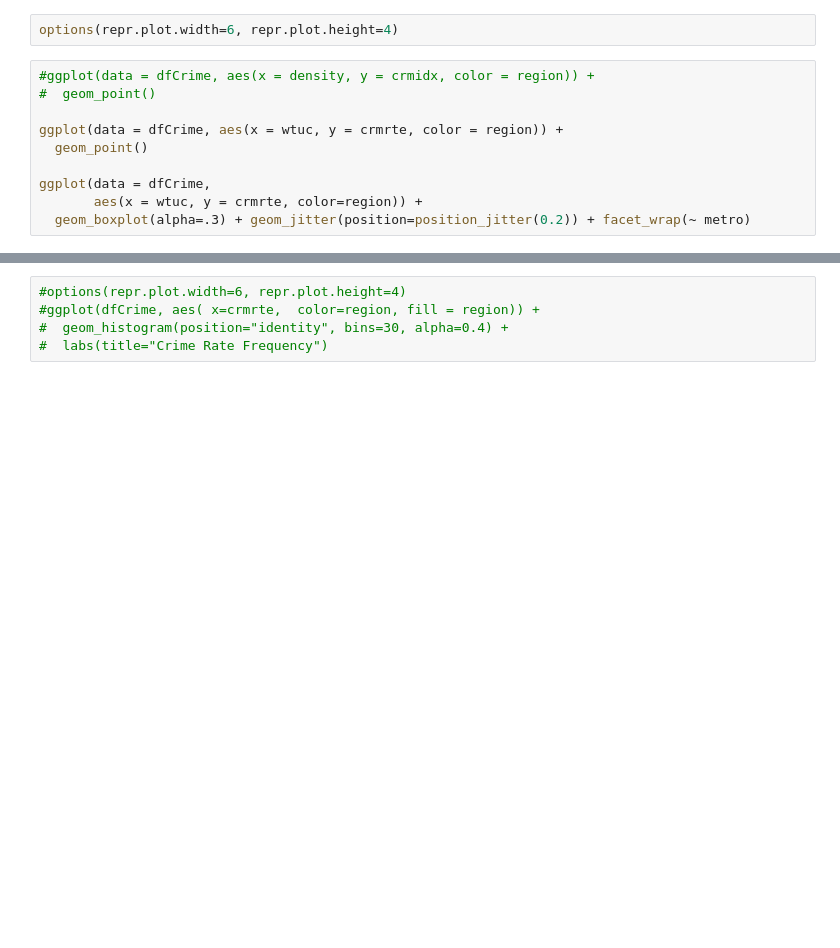
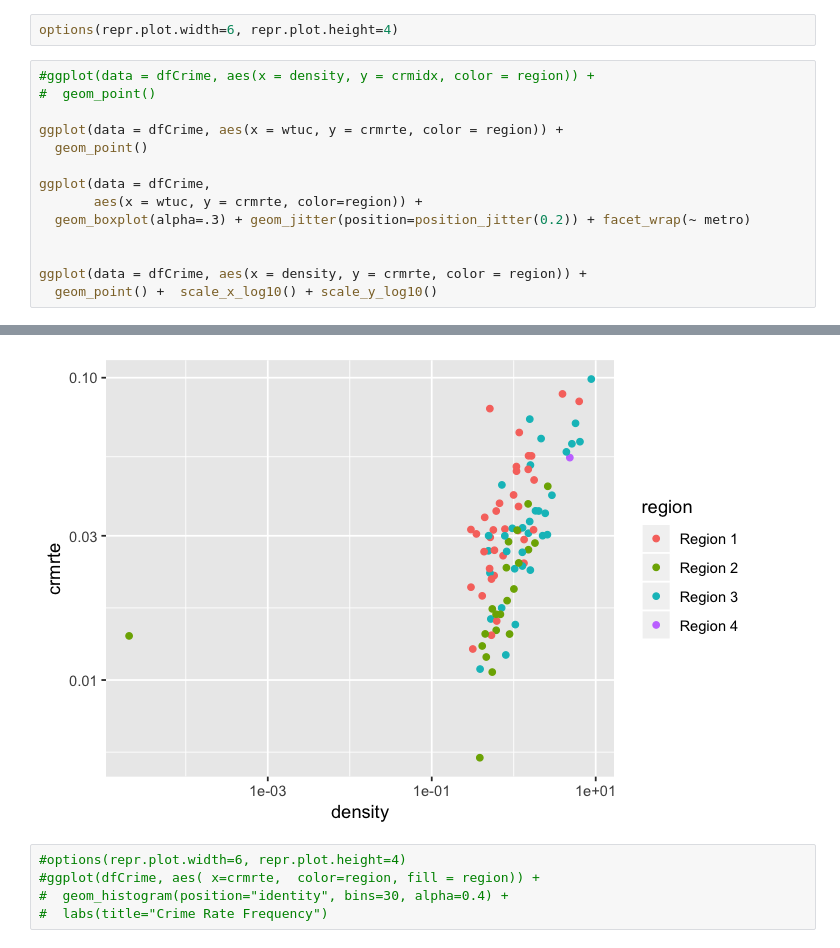
Before and after one commit to kevin-hartman/MIDS_W203_5_Lab3, a Jupyter notebook: kevin_scratchpad.ipynb, the cells around one changed output, grey strips where cells are left out. Drawn from its saved outputs; the diff is of its cells as text; blank space fills up the shorter version.

```diff
--- a/kevin_scratchpad.ipynb
+++ b/kevin_scratchpad.ipynb
@@ -140,16 +164,21 @@ options(repr.plot.width=6, repr.plot.height=4)
 # %%
 #ggplot(data = dfCrime, aes(x = density, y = crmidx, color = region)) +
 #  geom_point()
 
 ggplot(data = dfCrime, aes(x = wtuc, y = crmrte, color = region)) +
   geom_point()
 
 ggplot(data = dfCrime,
        aes(x = wtuc, y = crmrte, color=region)) +
   geom_boxplot(alpha=.3) + geom_jitter(position=position_jitter(0.2)) + facet_wrap(~ metro)
+
+
+ggplot(data = dfCrime, aes(x = density, y = crmrte, color = region)) +
+  geom_point() +  scale_x_log10() + scale_y_log10()
 # %% [output]
 [figure]
 [figure]
+[figure, added]
 # %%
 #options(repr.plot.width=6, repr.plot.height=4)
 #ggplot(dfCrime, aes( x=crmrte,  color=region, fill = region)) +
```
Also changed, not shown: parts of 8 cells of this notebook.
